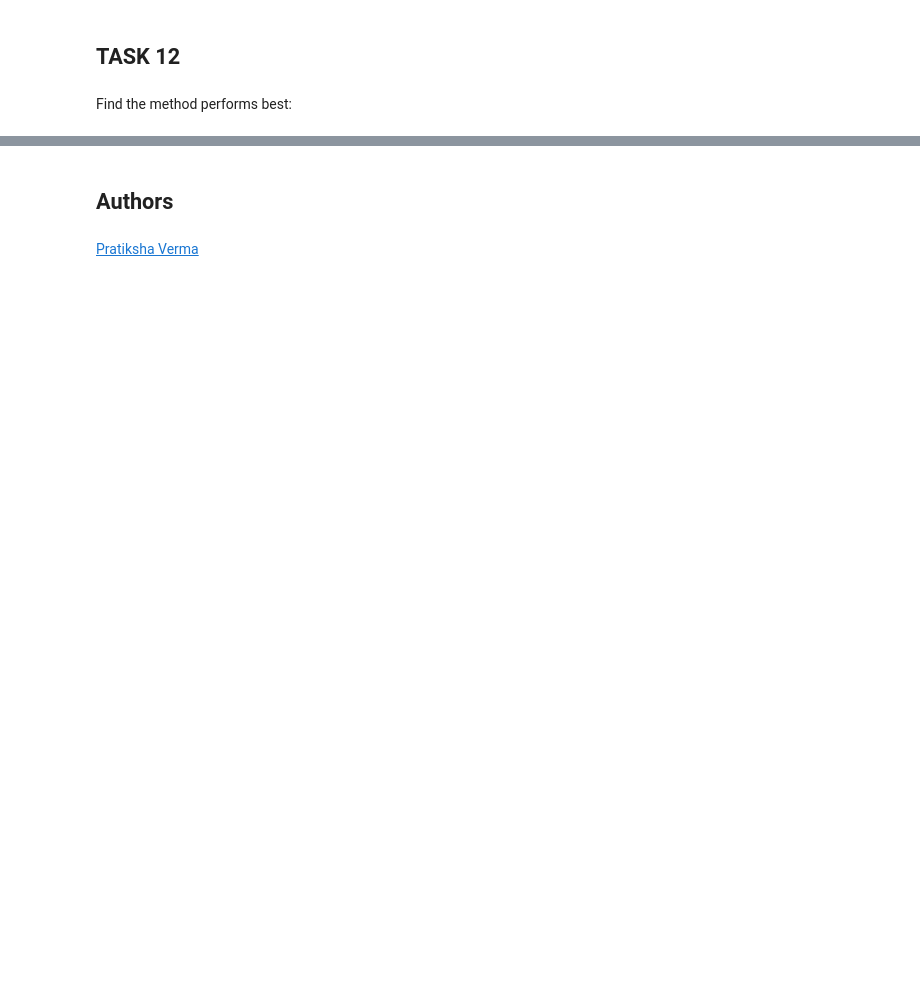
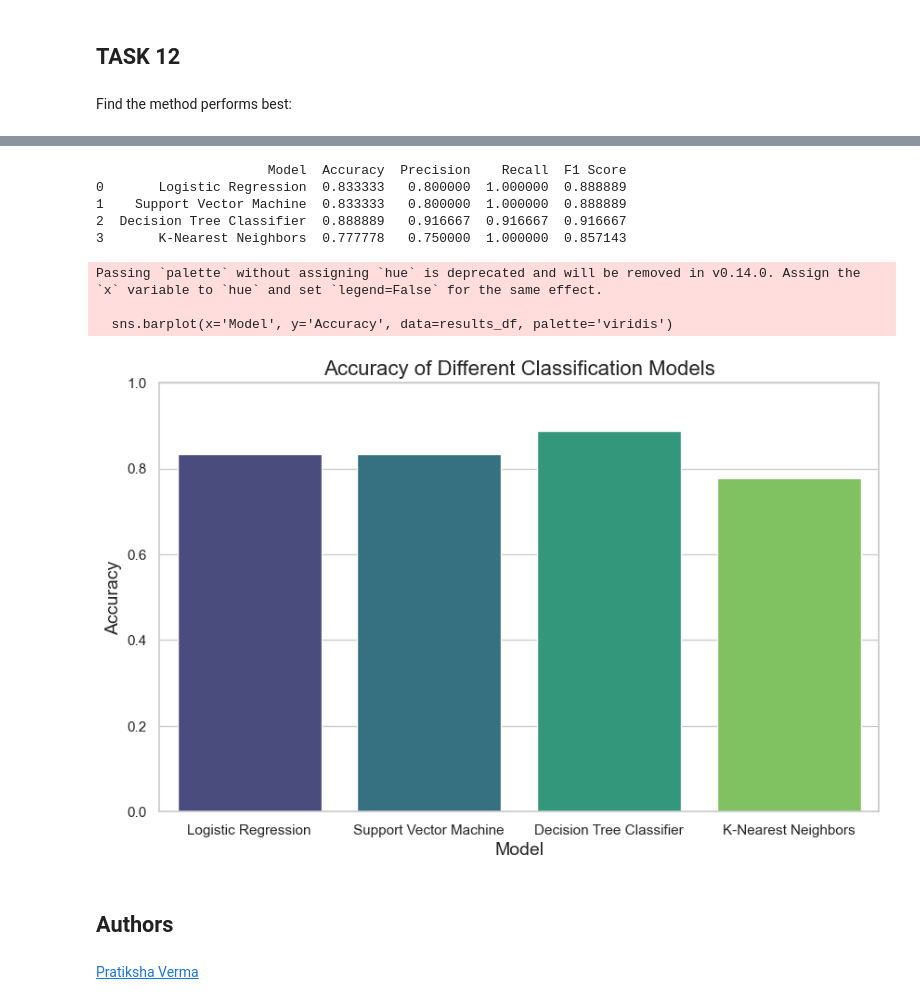
Before and after one commit to Abdouyami/Falcon9-Landing-Prediction, a Jupyter notebook: Machine Learning/SpaceX-Machine-Learning-Prediction-Part-5-v1.ipynb, the cells around one changed output, grey strips where cells are left out. Saved outputs shown, nothing was run; the diff lists cells and outputs as text; code cells hidden in the pictures; blank space fills up the shorter version.

```diff
--- a/Machine Learning/SpaceX-Machine-Learning-Prediction-Part-5-v1.ipynb
+++ b/Machine Learning/SpaceX-Machine-Learning-Prediction-Part-5-v1.ipynb
@@ -425,3 +425,76 @@ The best performing model is: Logistic Regression with an accuracy of 0.8333
+# %%
+from sklearn.metrics import accuracy_score, precision_score, recall_score, f1_score
+
+results = {
+    'Model': [],
+    'Accuracy': [],
+    'Precision': [],
+    'Recall': [],
+    'F1 Score': []
+}
+
+# List of models to evaluate
+models = {
+    'Logistic Regression': logreg_cv,
+    'Support Vector Machine': svm_cv,
+    'Decision Tree Classifier': tree_cv,
+    'K-Nearest Neighbors': knn_cv
+}
+
+# Evaluate each model
+for model_name, model in models.items():
+    # Fit the model if it has not been fitted
+    if not hasattr(model, 'best_estimator_'):
+        model.fit(X_train, Y_train)  # Ensure to fit the model with training data
+
+    # Predict using the model
+    Y_pred = model.best_estimator_.predict(X_test)
+
+    # Calculate evaluation metrics
+    accuracy = accuracy_score(Y_test, Y_pred)
+    precision = precision_score(Y_test, Y_pred)
+    recall = recall_score(Y_test, Y_pred)
+    f1 = f1_score(Y_test, Y_pred)
+
+    # Append the results
+    results['Model'].append(model_name)
+    results['Accuracy'].append(accuracy)
+    results['Precision'].append(precision)
+    results['Recall'].append(recall)
+    results['F1 Score'].append(f1)
+
+# Create a DataFrame to display the results
+results_df = pd.DataFrame(results)
+
+# Display the DataFrame
+print(results_df)
+# %% [output]
+                      Model  Accuracy  Precision    Recall  F1 Score
+0       Logistic Regression  0.833333   0.800000  1.000000  0.888889
+1    Support Vector Machine  0.833333   0.800000  1.000000  0.888889
+2  Decision Tree Classifier  0.888889   0.916667  0.916667  0.916667
+3       K-Nearest Neighbors  0.777778   0.750000  1.000000  0.857143
+# %%
+# Set the style for the plot
+sns.set(style="whitegrid")
+
+# Plot a bar chart for model accuracies
+plt.figure(figsize=(10, 6))
+sns.barplot(x='Model', y='Accuracy', data=results_df, palette='viridis')
+
+# Add title and labels
+plt.title('Accuracy of Different Classification Models', fontsize=16)
+plt.xlabel('Model', fontsize=14)
+plt.ylabel('Accuracy', fontsize=14)
+plt.ylim(0, 1)  # Set y-axis range from 0 to 1 for better visualization
+
+# Display the plot
+plt.show()
+# %% [output]
+Passing `palette` without assigning `hue` is deprecated and will be removed in v0.14.0. Assign the `x` variable to `hue` and set `legend=False` for the same effect.
+
+  sns.barplot(x='Model', y='Accuracy', data=results_df, palette='viridis')
+[figure, added]
 # %% [markdown]
 ## Authors
 # %% [markdown]
```
Also changed, not shown: parts of 8 cells of this notebook, 6 other files.
